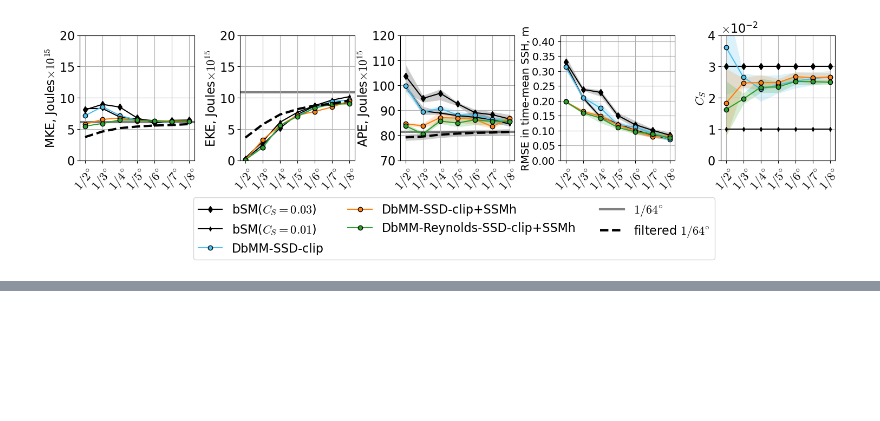
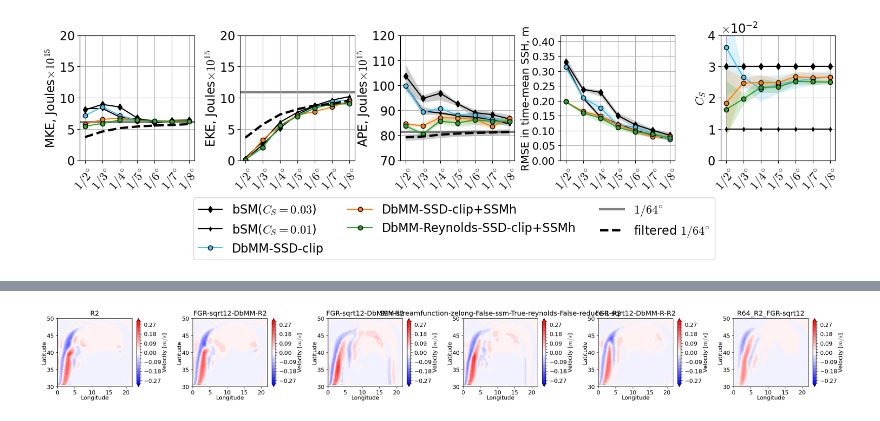
Before and after one commit to Pperezhogin/CTR-notebooks, a Jupyter notebook: DMM-online.ipynb, the cells around one changed output, grey strips where cells are left out. Drawn from its saved outputs; the diff is of its cells as text; code cells hidden in the pictures; blank space fills up the shorter version.

```diff
--- a/DMM-online.ipynb
+++ b/DMM-online.ipynb
@@ -582,0 +666,8 @@ plt.tight_layout()
+# %%
+RR='R2'
+ds.plot_velocity([ f'{RR}', f'FGR-sqrt12-DbMM-{RR}',
+            f'FGR-sqrt12-DbMMh-{RR}',
+            f'SSM-streamfunction-zelong-False-ssm-True-reynolds-False-reduce-1-{RR}',
+            f'FGR-sqrt12-DbMM-R-{RR}', f'R64_{RR}_FGR-sqrt12'], key='v_mean')
+# %% [output]
+[figure, added]
```
Also changed, not shown: parts of 31 cells of this notebook, 7 other files.
